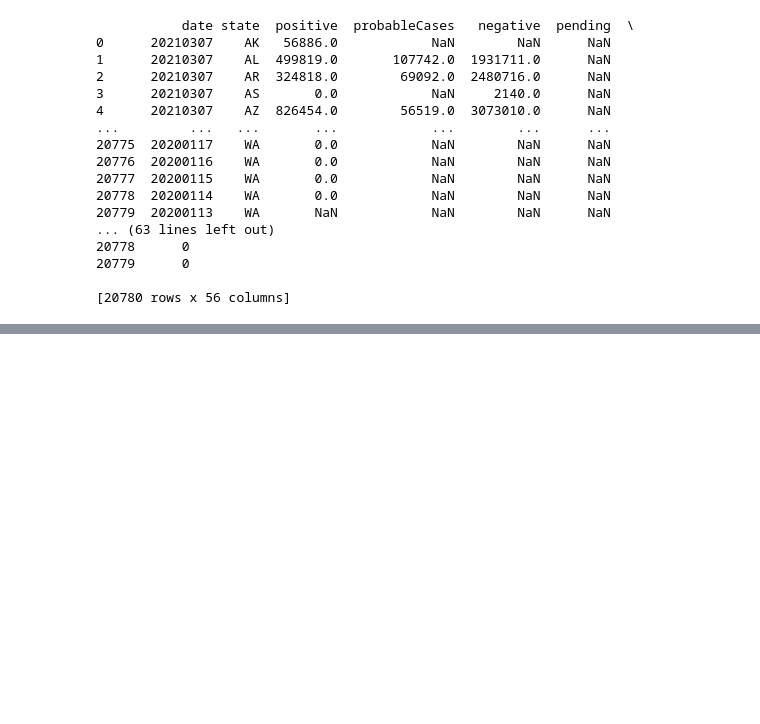
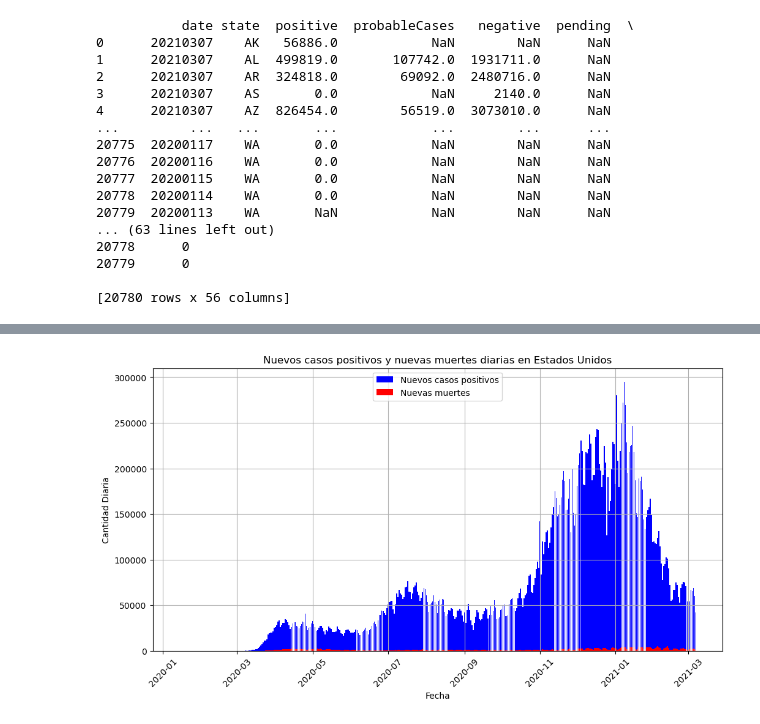
Before and after one commit to AI-School-F5-P2/Datathon_Equipo1, a Jupyter notebook: Covid.ipynb, the cells around one changed output, grey strips where cells are left out. Saved outputs shown, nothing was run; the diff lists cells and outputs as text; code cells hidden in the pictures; blank space fills up the shorter version.

```diff
--- a/Covid.ipynb
+++ b/Covid.ipynb
@@ -346,0 +127,21 @@ La conclusión obvia es que
+# %%
+totales_usa['new_positive'] = totales_usa['positive'].diff()
+totales_usa['new_death'] = totales_usa['death'].diff()
+# Hacemos que la gráfica se muestre en un cuaderno de notebook
+%matplotlib inline
+plt.figure(figsize=(12, 6))
+# Utilizar plt.bar() en lugar de plt.plot()
+plt.bar(totales_usa['date'], totales_usa['new_positive'], label='Nuevos casos positivos', color='blue')
+plt.bar(totales_usa['date'], totales_usa['new_death'], label='Nuevas muertes', color='red')
+plt.xlabel('Fecha')
+plt.ylabel('Cantidad Diaria')
+plt.title('Nuevos casos positivos y nuevas muertes diarias en Estados Unidos')
+plt.legend()
+plt.xticks(rotation=45)
+plt.grid(True)
+plt.show()
+plt.close()
+# Desactivamos el efecto de mostrar la gráfica en un cuaderno de notebook
+%matplotlib qt
+# %% [output]
+[figure, added]
```
Also changed, not shown: parts of 9 cells of this notebook, 2 other files.
